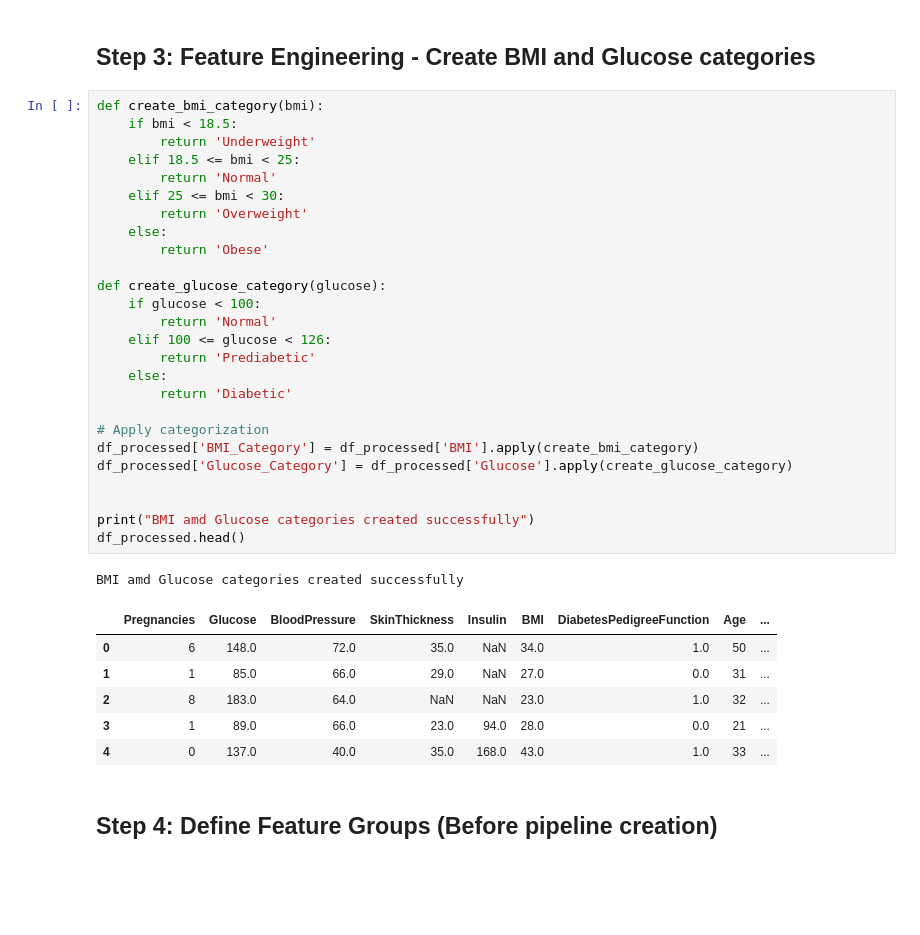
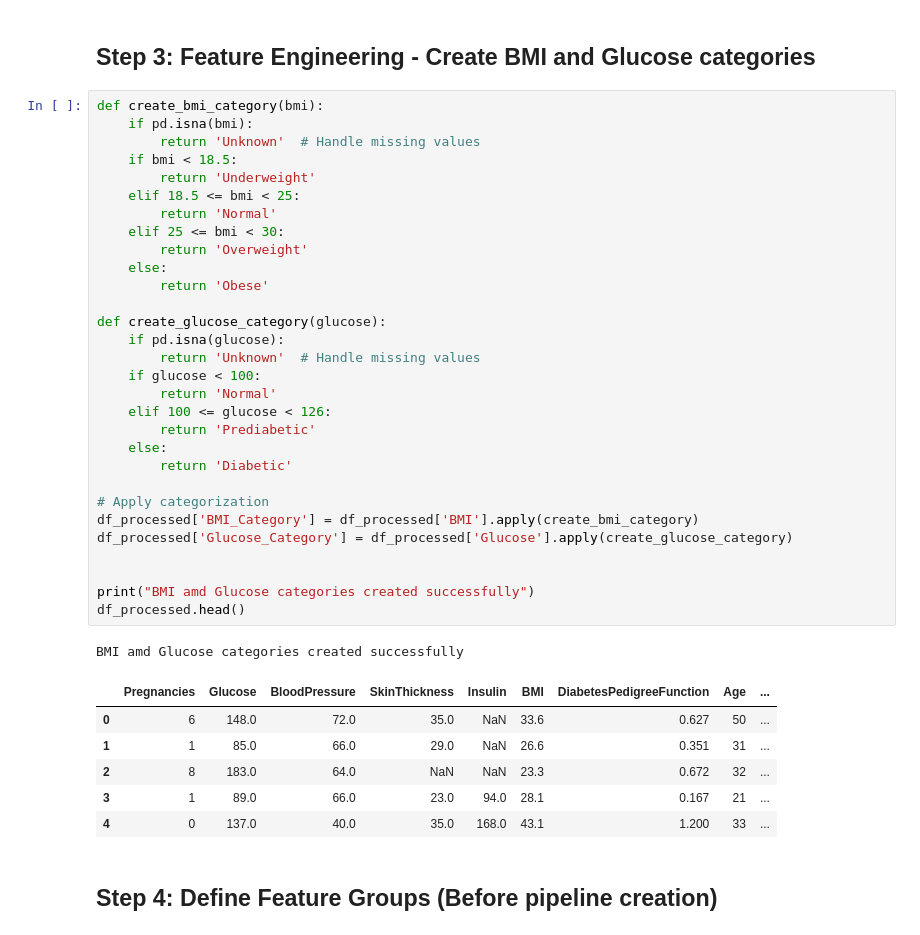
Before and after one commit to nuray-alam/diabetes-prediction-system, a Jupyter notebook: diabetes_prediction.ipynb, the cells around one changed output. Saved outputs shown, nothing was run; the diff lists cells and outputs as text; blank space fills up the shorter version.

```diff
--- a/diabetes_prediction.ipynb
+++ b/diabetes_prediction.ipynb
@@ -108,38 +117,42 @@ Handling outliers in medical features
 ## Step 3: Feature Engineering - Create BMI and Glucose categories
 # %%
 def create_bmi_category(bmi):
+    if pd.isna(bmi):
+        return 'Unknown'  # Handle missing values
     if bmi < 18.5:
         return 'Underweight'
     elif 18.5 <= bmi < 25:
         return 'Normal'
     elif 25 <= bmi < 30:
         return 'Overweight'
     else:
         return 'Obese'
 
 def create_glucose_category(glucose):
+    if pd.isna(glucose):
+        return 'Unknown'  # Handle missing values
     if glucose < 100:
         return 'Normal'
     elif 100 <= glucose < 126:
         return 'Prediabetic'
     else:
         return 'Diabetic'
 
 # Apply categorization
 df_processed['BMI_Category'] = df_processed['BMI'].apply(create_bmi_category)
 df_processed['Glucose_Category'] = df_processed['Glucose'].apply(create_glucose_category)
 
 
 print("BMI amd Glucose categories created successfully")
 df_processed.head()
 # %% [output]
 BMI amd Glucose categories created successfully
 |  | Pregnancies | Glucose | BloodPressure | SkinThickness | Insulin | BMI | DiabetesPedigreeFunction | Age | ... |
-| 0 | 6 | 148.0 | 72.0 | 35.0 | NaN | 34.0 | 1.0 | 50 | ... |
-| 1 | 1 | 85.0 | 66.0 | 29.0 | NaN | 27.0 | 0.0 | 31 | ... |
-| 2 | 8 | 183.0 | 64.0 | NaN | NaN | 23.0 | 1.0 | 32 | ... |
-| 3 | 1 | 89.0 | 66.0 | 23.0 | 94.0 | 28.0 | 0.0 | 21 | ... |
-| 4 | 0 | 137.0 | 40.0 | 35.0 | 168.0 | 43.0 | 1.0 | 33 | ... |
+| 0 | 6 | 148.0 | 72.0 | 35.0 | NaN | 33.6 | 0.627 | 50 | ... |
+| 1 | 1 | 85.0 | 66.0 | 29.0 | NaN | 26.6 | 0.351 | 31 | ... |
+| 2 | 8 | 183.0 | 64.0 | NaN | NaN | 23.3 | 0.672 | 32 | ... |
+| 3 | 1 | 89.0 | 66.0 | 23.0 | 94.0 | 28.1 | 0.167 | 21 | ... |
+| 4 | 0 | 137.0 | 40.0 | 35.0 | 168.0 | 43.1 | 1.200 | 33 | ... |
 # %% [markdown]
 ## Step 4: Define Feature Groups (Before pipeline creation)
 # %%
```
Also changed, not shown: parts of 24 cells of this notebook.
